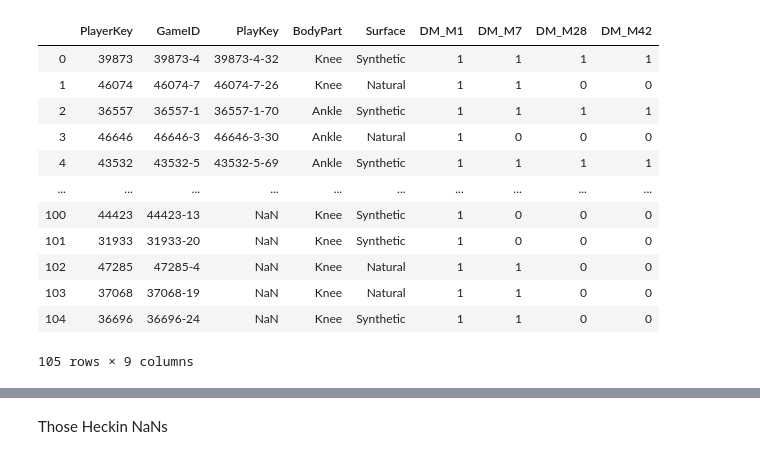
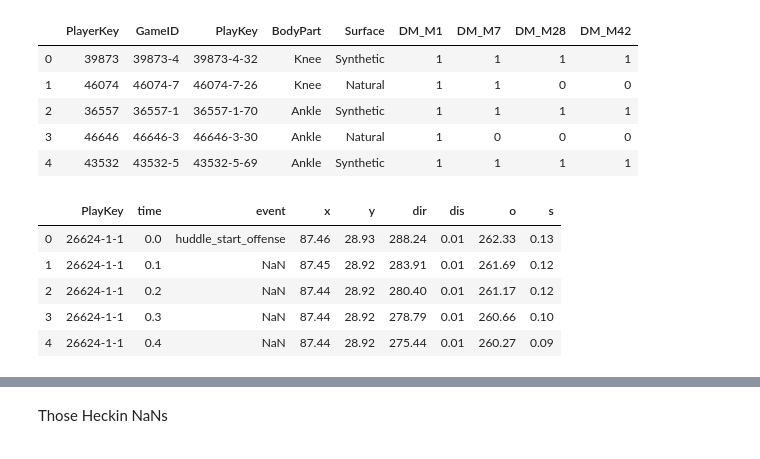
Before and after one commit to jurqui1/Kaggle, a Jupyter notebook: NFL_Analysis.ipynb, the cells around one changed output, grey strips where cells are left out. Drawn from its saved outputs; the diff is of its cells as text; code cells hidden in the pictures.

```diff
--- a/NFL_Analysis.ipynb
+++ b/NFL_Analysis.ipynb
@@ -16,5 +42,5 @@ trk = pd.read_csv('PlayerTrackData.csv')
 # %%
-inj
+inj.head()
 # %% [output]
 |  | PlayerKey | GameID | PlayKey | BodyPart | Surface | DM_M1 | DM_M7 | DM_M28 | DM_M42 |
 | 0 | 39873 | 39873-4 | 39873-4-32 | Knee | Synthetic | 1 | 1 | 1 | 1 |
@@ -22,10 +48,12 @@ inj
 | 2 | 36557 | 36557-1 | 36557-1-70 | Ankle | Synthetic | 1 | 1 | 1 | 1 |
 | 3 | 46646 | 46646-3 | 46646-3-30 | Ankle | Natural | 1 | 0 | 0 | 0 |
 | 4 | 43532 | 43532-5 | 43532-5-69 | Ankle | Synthetic | 1 | 1 | 1 | 1 |
-| ... | ... | ... | ... | ... | ... | ... | ... | ... | ... |
-| 100 | 44423 | 44423-13 | NaN | Knee | Synthetic | 1 | 0 | 0 | 0 |
-| 101 | 31933 | 31933-20 | NaN | Knee | Synthetic | 1 | 0 | 0 | 0 |
-| 102 | 47285 | 47285-4 | NaN | Knee | Natural | 1 | 1 | 0 | 0 |
-| 103 | 37068 | 37068-19 | NaN | Knee | Natural | 1 | 1 | 0 | 0 |
-| 104 | 36696 | 36696-24 | NaN | Knee | Synthetic | 1 | 1 | 0 | 0 |
-105 rows × 9 columns
+# %%
+trk.head()
+# %% [output]
+|  | PlayKey | time | event | x | y | dir | dis | o | s |
+| 0 | 26624-1-1 | 0.0 | huddle_start_offense | 87.46 | 28.93 | 288.24 | 0.01 | 262.33 | 0.13 |
+| 1 | 26624-1-1 | 0.1 | NaN | 87.45 | 28.92 | 283.91 | 0.01 | 261.69 | 0.12 |
+| 2 | 26624-1-1 | 0.2 | NaN | 87.44 | 28.92 | 280.40 | 0.01 | 261.17 | 0.12 |
+| 3 | 26624-1-1 | 0.3 | NaN | 87.44 | 28.92 | 278.79 | 0.01 | 260.66 | 0.10 |
+| 4 | 26624-1-1 | 0.4 | NaN | 87.44 | 28.92 | 275.44 | 0.01 | 260.27 | 0.09 |
```
Also changed, not shown: parts of 56 cells of this notebook.
